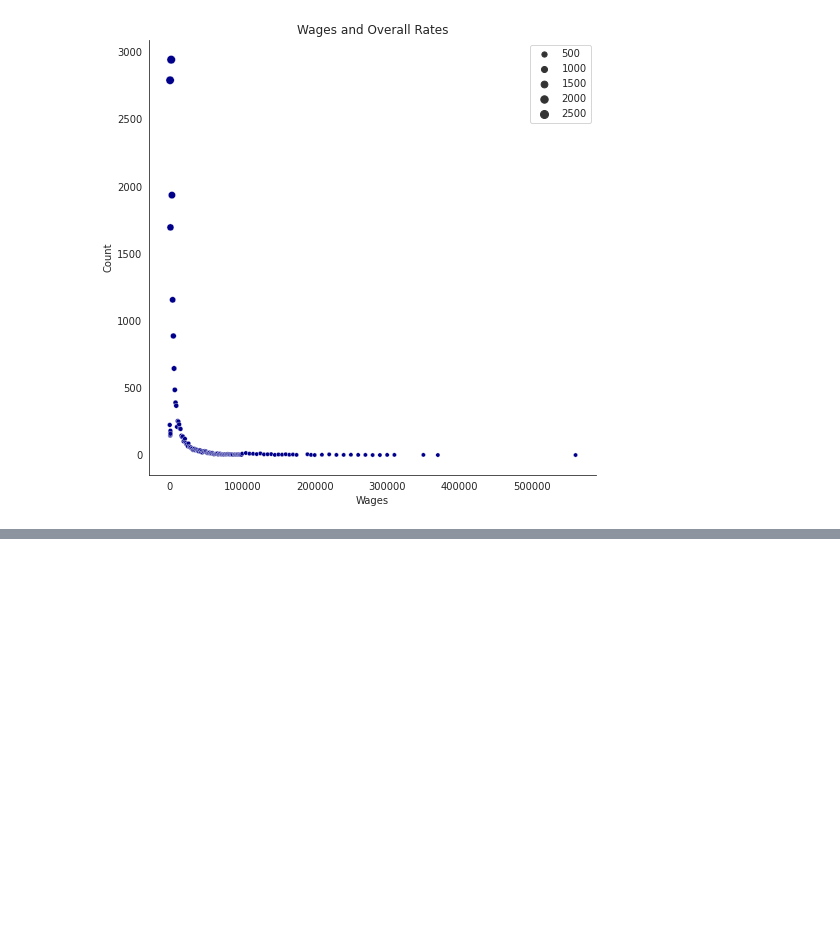
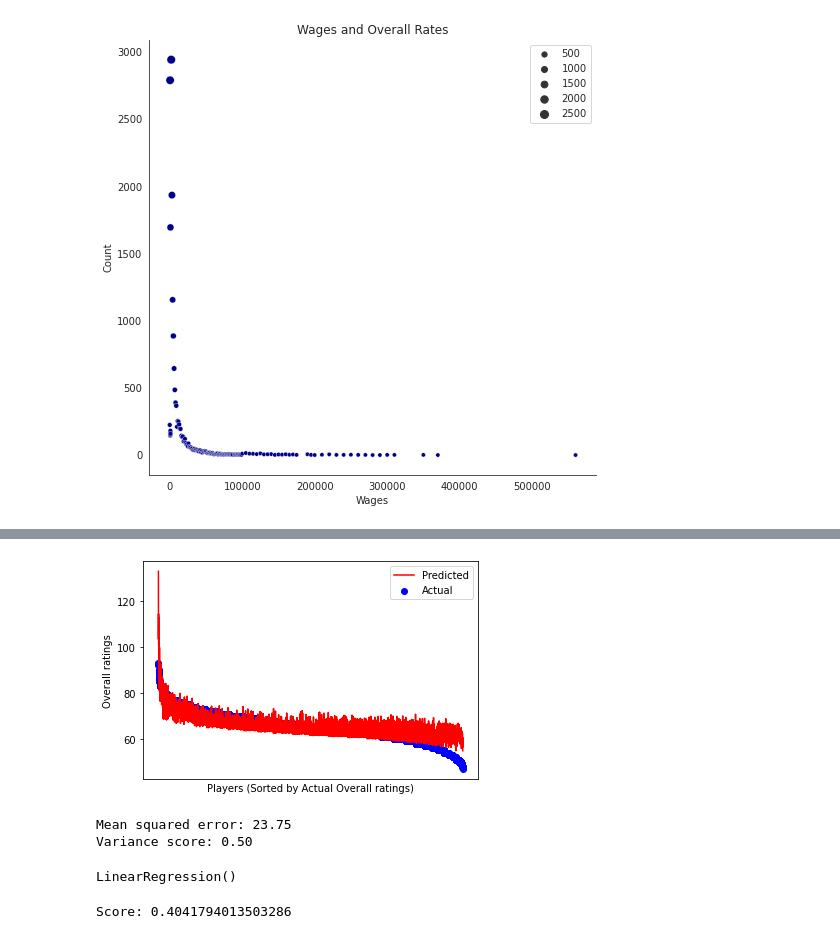
Before and after one commit to backblaz/DataScience-Exercise, a Jupyter notebook: Final_Project_FIFA_21_EDA.ipynb, the cells around one changed output, grey strips where cells are left out. Drawn from its saved outputs; the diff is of its cells as text; code cells hidden in the pictures; blank space fills up the shorter version.

```diff
--- a/Final_Project_FIFA_21_EDA.ipynb
+++ b/Final_Project_FIFA_21_EDA.ipynb
@@ -280,0 +506,9 @@ from sklearn.metrics import confusion_matrix, roc_auc_score, f1_score, recall_sc
+# %%
+### Lets do another test for this data
+### i want to split some data
+# split data into train_data and test_data randomly
+# we could change the ratio of test_size to see what will happen
+train_data, test_data = train_test_split(df,test_size=0.25)
+
+print("The # of training data is " + str(len(train_data)))
+print("The # of testing data is " + str(len(test_data)))
@@ -280,0 +553,15 @@ from sklearn.metrics import confusion_matrix, roc_auc_score, f1_score, recall_sc
+# %%
+# select some features
+features = ["wage_eur", "value_eur", "potential"]
+# %%
+### Testing the model based on target we use
+# prepare training data
+x_train = train_data[features]
+y_train = train_data[target]
+
+# Applying Linear regression
+# fit() is the method to train the model
+model = LinearRegression().fit(x_train,y_train)
+
+# Model's score
+print("Score: " + str(model.score(x_train,y_train)))
@@ -280,0 +570,8 @@ from sklearn.metrics import confusion_matrix, roc_auc_score, f1_score, recall_sc
+# %%
+# we would like to sort test data on target value ("Overall")
+test_data = test_data.sort_values([target], ascending=False)
+
+x_test = test_data[features]
+y_test = test_data[target]
+
+y_pred = model.predict(x_test)
@@ -280,0 +602,24 @@ from sklearn.metrics import confusion_matrix, roc_auc_score, f1_score, recall_sc
+# %%
+# Plot output
+plt.scatter(range(0,y_test.shape[0]), y_test,  color='blue', label="Actual")
+plt.plot(range(0,y_test.shape[0]), y_pred, color='red', label="Predicted")
+
+# adding ticks, labels, legend
+plt.xticks(())
+plt.xlabel("Players (Sorted by Actual Overall ratings)")
+plt.ylabel("Overall ratings")
+plt.legend(loc='upper right')
+plt.show()
+
+### We can see the player actual overall and prediction based on their current wages and overall abilities
+# %% [output]
+[figure, added]
+# %%
+# The mean squared error
+print("Mean squared error: %.2f" % mean_squared_error(y_test, y_pred))
+
+# Explained variance score: 1 is perfect prediction
+print('Variance score: %.2f' % r2_score(y_test, y_pred))
+# %% [output]
+Mean squared error: 23.75
+Variance score: 0.50
@@ -280,0 +638,14 @@ from sklearn.metrics import confusion_matrix, roc_auc_score, f1_score, recall_sc
+# %%
+regr = linear_model.LinearRegression()
+regr.fit(xtrain, ytrain)
+# %% [output]
+LinearRegression()
+# %%
+# Applying Linear regression
+# fit() is the method to train the model
+model = LinearRegression().fit(xtrain,ytrain)
+
+# Model's score
+print("Score: " + str(model.score(xtrain,ytrain)))
+# %% [output]
+Score: 0.4041794013503286
```
Also changed, not shown: parts of 29 cells of this notebook.
